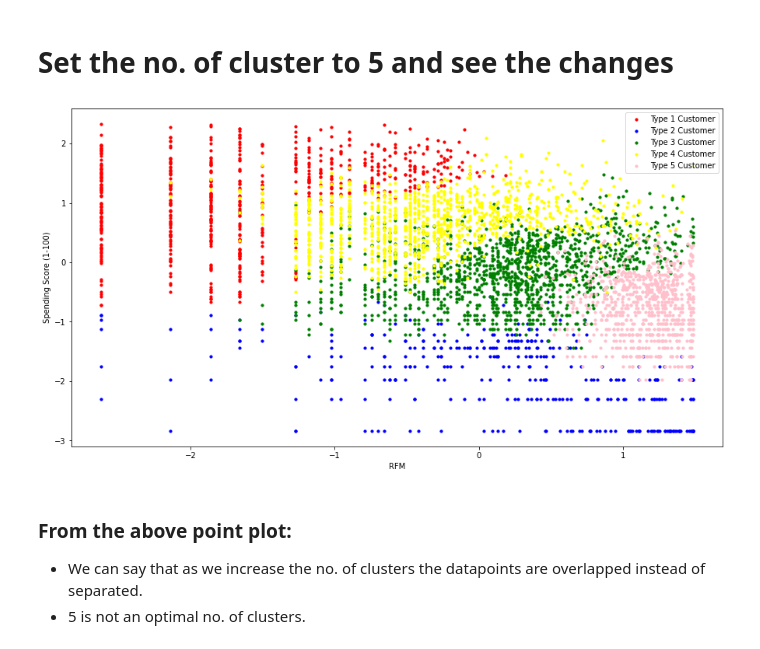
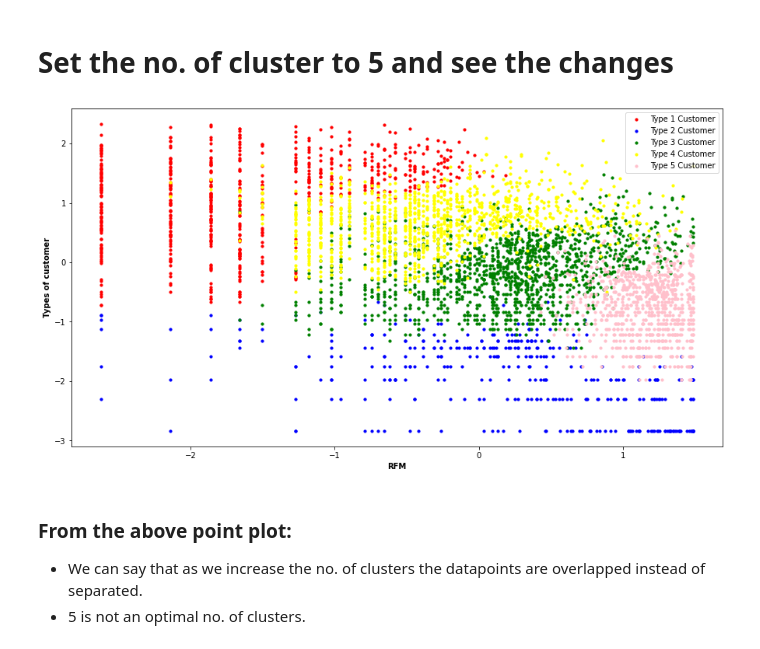
Before and after one commit to meena25091992/Online_Retail_Customer_Segmentation, a Jupyter notebook: Individual_Copy_Online_Retail_Customer_Segmentation.ipynb, the cells around one changed output. Cells and saved outputs as stored; diff of their text form; code cells hidden in the pictures.

```diff
--- a/Individual_Copy_Online_Retail_Customer_Segmentation.ipynb
+++ b/Individual_Copy_Online_Retail_Customer_Segmentation.ipynb
@@ -1202,17 +1206,17 @@ y_hc = hc.fit_predict(X)
 # %%
 # Visualizing the clusters (two dimensions only)
 plt.figure(figsize=(15,8))
 plt.scatter(X[y_hc == 0, 0], X[y_hc == 0, 1], s = 10, c = 'red', label = 'Type 1 Customer')
 plt.scatter(X[y_hc == 1, 0], X[y_hc == 1, 1], s = 10, c = 'blue', label = 'Type 2 Customer')
 plt.scatter(X[y_hc == 2, 0], X[y_hc == 2, 1], s = 10, c = 'green', label = 'Type 3 Customer')
 plt.scatter(X[y_hc == 3, 0], X[y_hc == 3, 1], s = 10, c = 'yellow', label = 'Type 4 Customer')
 plt.scatter(X[y_hc == 4, 0], X[y_hc == 4, 1], s = 10, c = 'pink', label = 'Type 5 Customer')
-plt.xlabel('RFM')
-plt.ylabel('Spending Score (1-100)')
+plt.xlabel('RFM',fontweight="bold")
+plt.ylabel('Types of customer',fontweight="bold")
 plt.legend()
 plt.show()
 # %% [output]
-[figure, old version]
+[figure, new version]
 # %% [markdown]
 ### From the above point plot:
 * We can say that as we increase the no. of clusters the datapoints are overlapped instead of separated.
```
Also changed, not shown: parts of 7 cells of this notebook.
